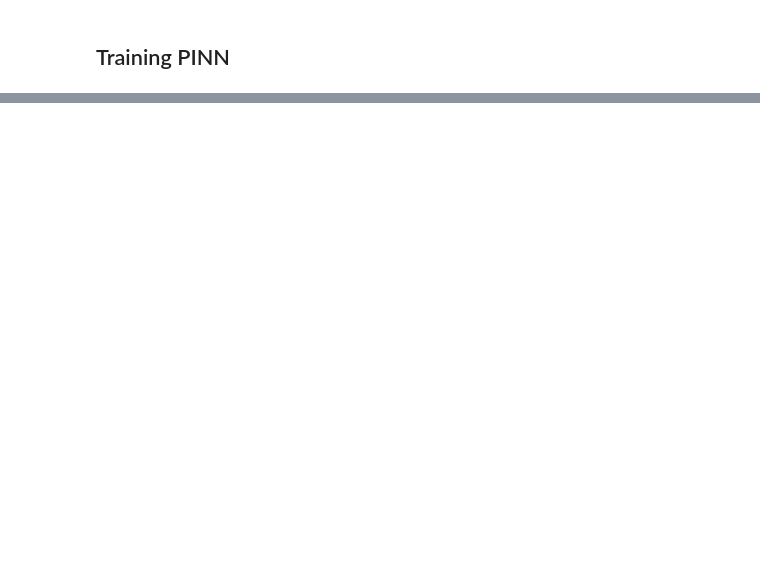
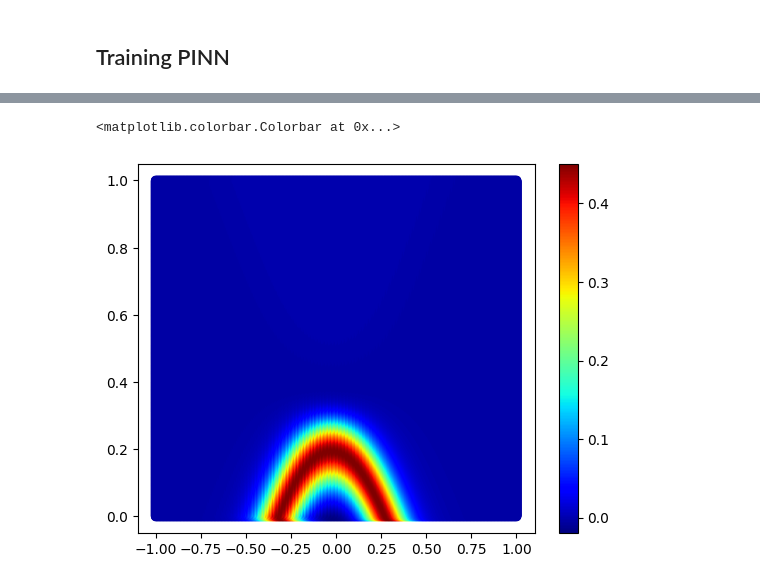
Before and after one commit to ILT-ITMO/LaserProcessing, a Jupyter notebook: AI/1D_thermal_diffusion.ipynb, the cells around one changed output, grey strips where cells are left out. Saved outputs shown, nothing was run; the diff lists cells and outputs as text; code cells hidden in the pictures; blank space fills up the shorter version.

```diff
--- a/AI/1D_thermal_diffusion.ipynb
+++ b/AI/1D_thermal_diffusion.ipynb
@@ -124,0 +113,15 @@ for epoch in range(epoches):
+# %%
+temp_dist = model(domain)
+# temp_dist.reshape(100, 2**8)
+plt.scatter(domain[:,0].detach().cpu().numpy(), domain[:,1].detach().cpu().numpy(), c= temp_dist.detach().cpu().numpy(), cmap = 'jet')
+plt.colorbar()
+
+
+
+
+# plt.imshow(temp_dist.detach().numpy(), aspect='auto', cmap = 'jet')
+# print(len(temp_dist))
+# plt.plot(temp_dist[:10000000000].detach().numpy())# plt.imshow(temp_dist.detach().numpy(), aspect='auto')
+# %% [output]
+<matplotlib.colorbar.Colorbar at 0x...>
+[figure, added]
```
Also changed, not shown: parts of 8 cells of this notebook.
